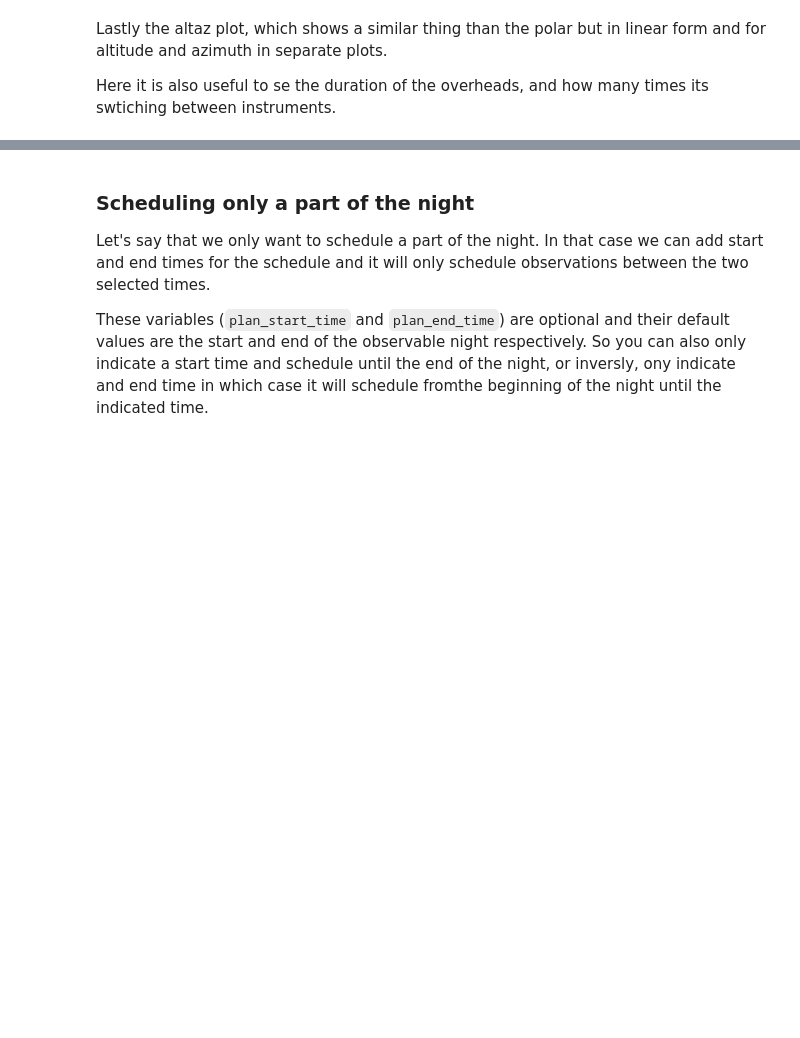
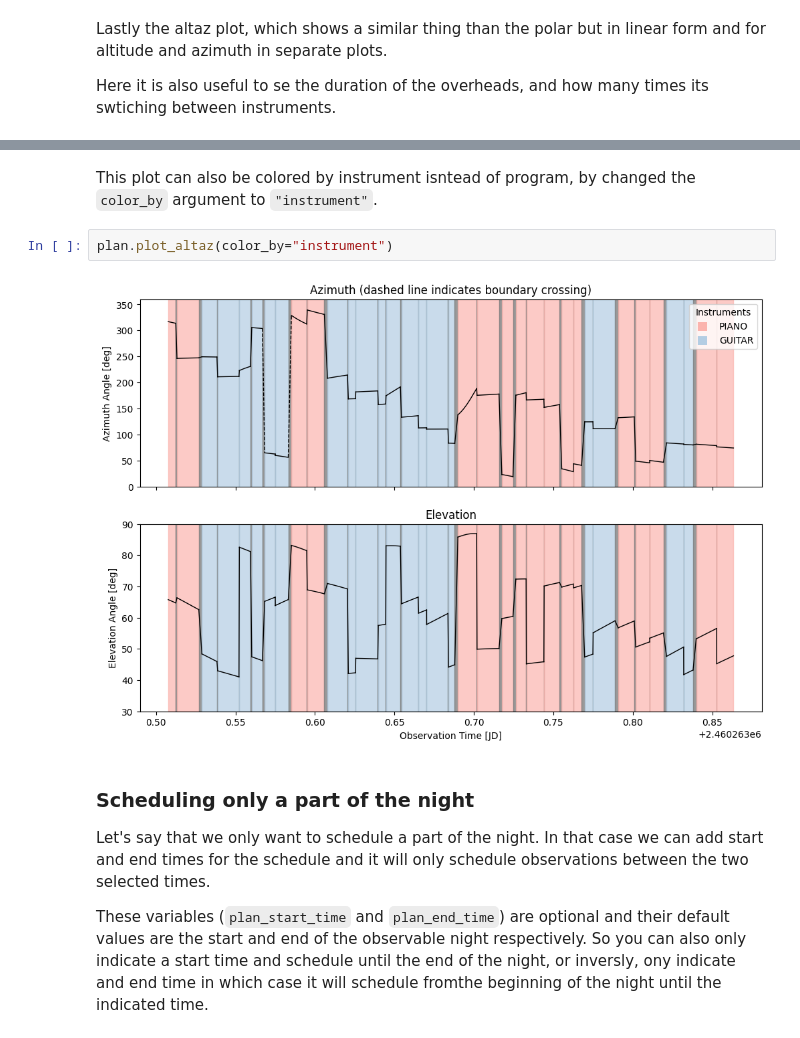
Before and after one commit to nicochunger/SCOPES, a Jupyter notebook: docs/example_notebooks/scopes_example.ipynb, the cells around one changed output, grey strips where cells are left out. Cells and saved outputs as stored; diff of their text form; blank space fills up the shorter version.

Commit message:
Added option in plot_altaz to color by program or isntrument

```diff
--- a/docs/example_notebooks/scopes_example.ipynb
+++ b/docs/example_notebooks/scopes_example.ipynb
@@ -421,3 +421,9 @@ plan.plot_altaz()
+# %% [markdown]
+This plot can also be colored by instrument isntead of program, by changed the `color_by` argument to `"instrument"`.
+# %%
+plan.plot_altaz(color_by="instrument")
+# %% [output]
+[figure, added]
 # %% [markdown]
 ### Scheduling only a part of the night
 
```
Also changed, not shown: parts of 2 cells of this notebook, 2 other files.
